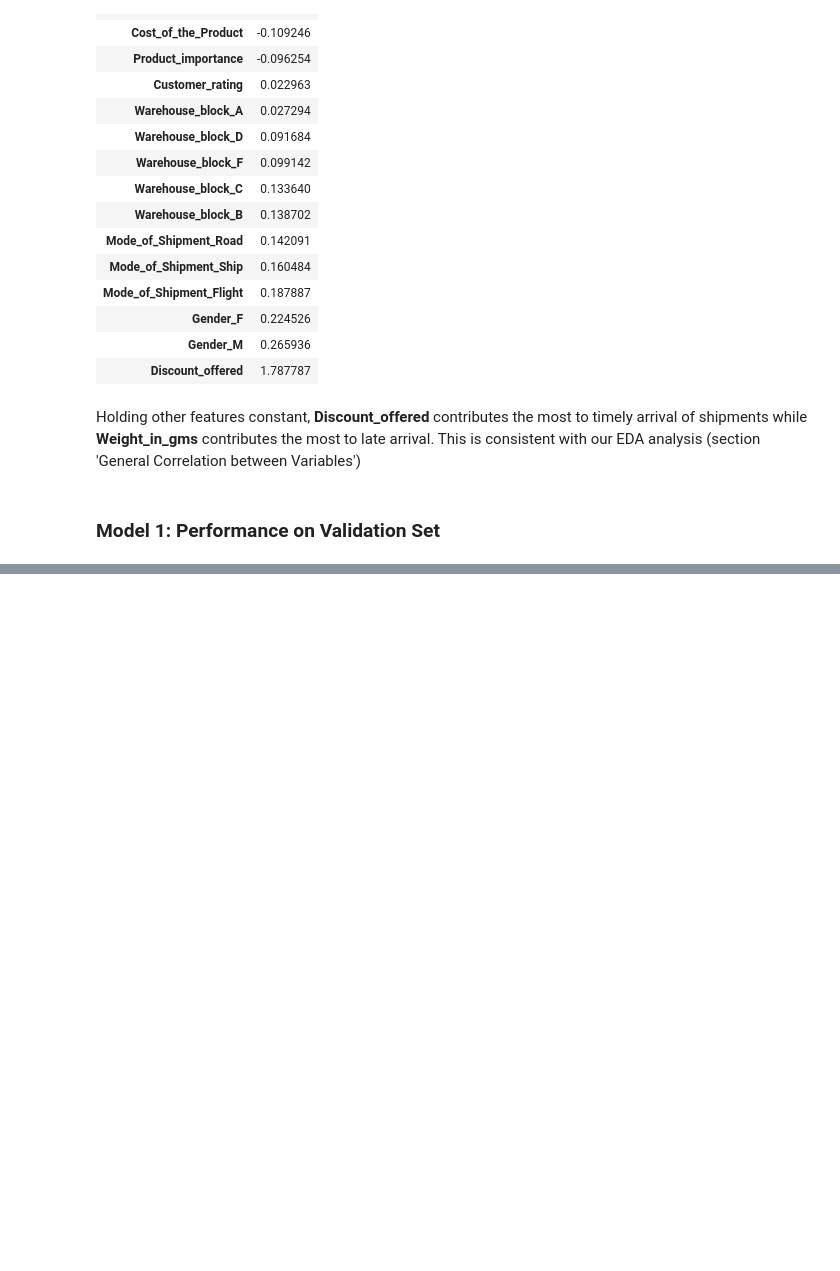
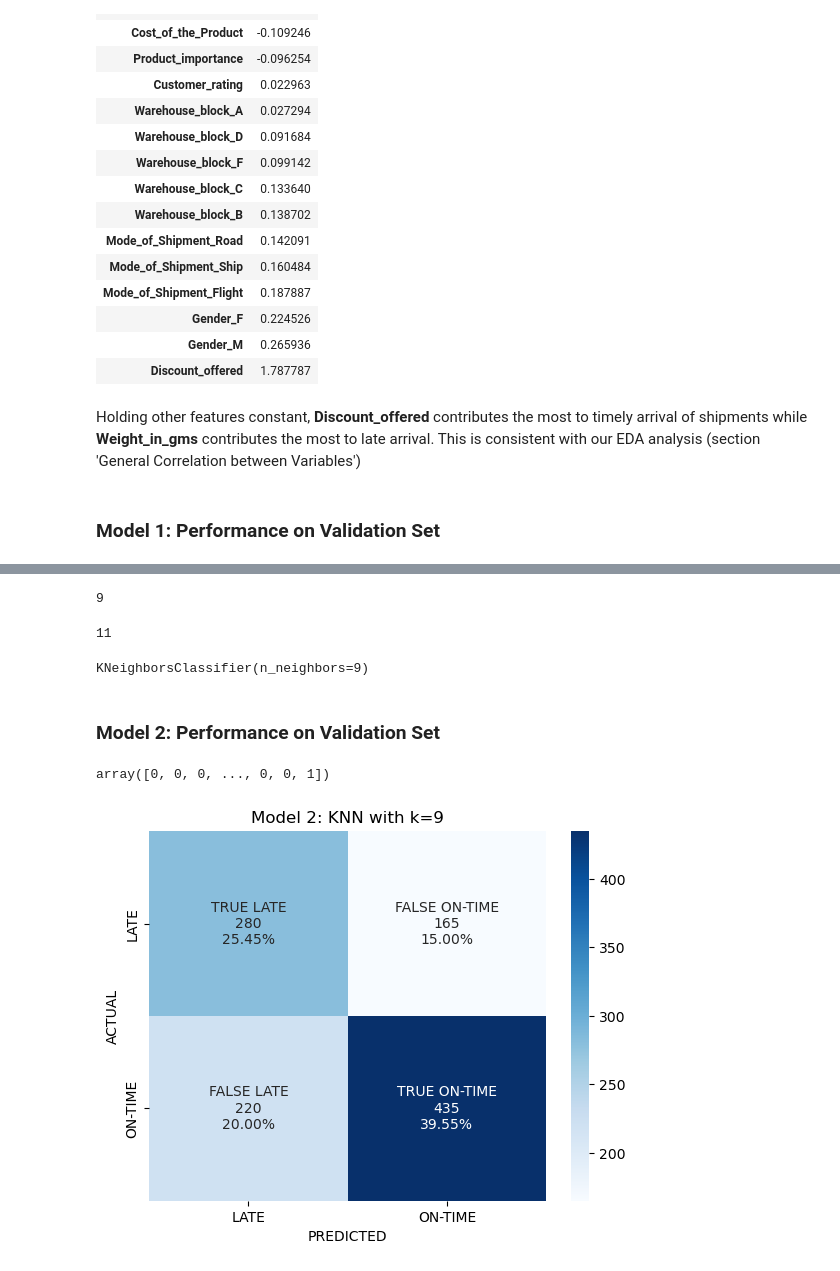
Before and after one commit to kdevoe/aai510-group7, a Jupyter notebook: shipping_modeling_setA.ipynb, the cells around one changed output, grey strips where cells are left out. Cells and saved outputs as stored; diff of their text form; code cells hidden in the pictures; blank space fills up the shorter version.

```diff
--- a/shipping_modeling_setA.ipynb
+++ b/shipping_modeling_setA.ipynb
@@ -152,0 +168,35 @@ weighted avg       0.64      0.64      0.64      1100
+# %%
+# select k_value with highest Validation accuracy
+
+k_best = acc_val.index(max(acc_val))
+k_best
+# %% [output]
+9
+# %%
+# select another k_value with least overfitting
+delta = np.subtract(acc_train, acc_val)
+k_best2 = delta.argmin()
+k_best2
+# %% [output]
+11
+# %%
+# generate kNN model (again) using n_neighbors that gave the highest validation accuraxy
+
+model2 = KNeighborsClassifier(n_neighbors=k_best)
+
+model2.fit(X_train, y_train)
+# %% [output]
+KNeighborsClassifier(n_neighbors=9)
+# %% [markdown]
+### Model 2: Performance on Validation Set
+# %%
+# predict y values based on the validation set
+y_pred2 = model2.predict(X_val)
+y_pred2
+# %% [output]
+array([0, 0, 0, ..., 0, 0, 1])
+# %%
+# generate confusion matrix for model2
+aai510_grp7_confusion_matrix(y_true = y_val, y_pred = y_pred2, title = 'Model 2: KNN with k=9')
+# %% [output]
+[figure, added]
```
Also changed, not shown: parts of 14 cells of this notebook, 1 other file.
